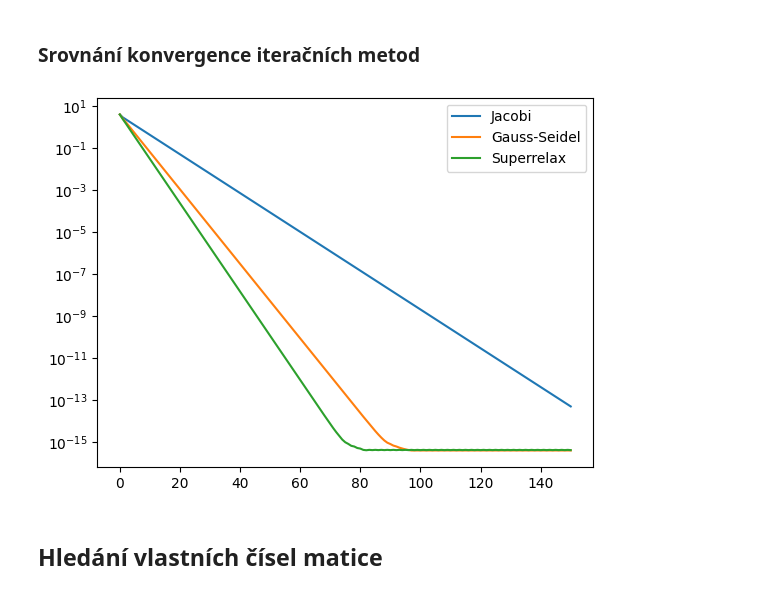
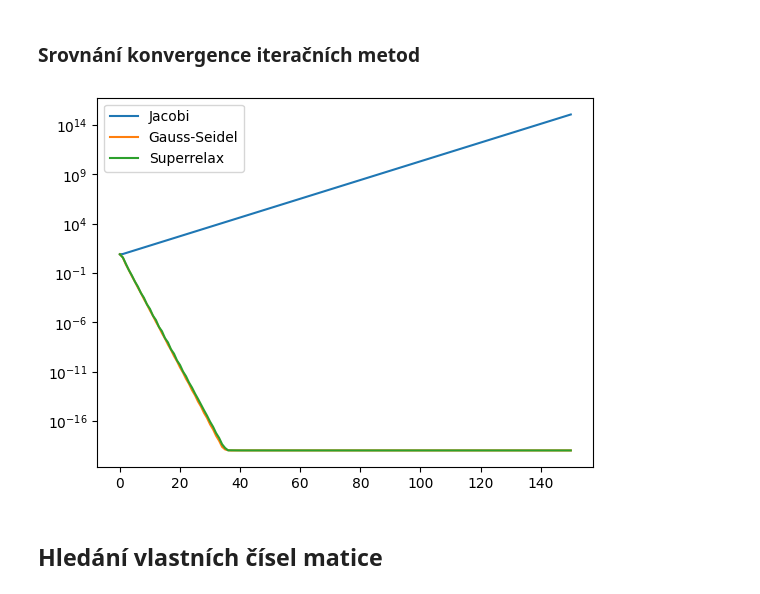
Before and after one commit to loepa01/NME1cvBook, a Jupyter notebook: _sources/lekce-vyplnene/04-linalg-iter-vypl.ipynb, the cells around one changed output. Cells and saved outputs as stored; diff of their text form; code cells hidden in the pictures.

```diff
--- a/_sources/lekce-vyplnene/04-linalg-iter-vypl.ipynb
+++ b/_sources/lekce-vyplnene/04-linalg-iter-vypl.ipynb
@@ -374,45 +378,45 @@ print(la.norm(x2 - x))
 # %% [markdown]
 ### Srovnání konvergence iteračních metod
 # %%
-m = 40
+m = 200 # zkusit 200
 q = -0.6 # pro -0.6
 A = np.random.rand(m,m) + q*m*np.eye(m) # diagonalne dominantni matice
 
-#A = np.random.rand(m, m) + m*np.eye(m)
-#A = np.dot(A, A.transpose()) # nahodna symetricka pozitivne definitni matice
+A = np.random.rand(m, m) + m*np.eye(m)
+A = np.dot(A, A.transpose()) # nahodna symetricka pozitivne definitni matice
 
 b = np.random.rand(m)
 x0 = np.random.rand(m)
 x = la.solve(A,b)
 
 err_jacobi = [la.norm(x0 - x)]
 err_gauss_seidel = [la.norm(x0 - x)]
 err_super_relax = [la.norm(x0 - x)]
 
 x_jacobi = x0
 x_gauss_seidel = x0
 x_super_relax = x0
 
 N = 150
 nn = np.arange(N)
 
 for i in nn:
     x_jacobi = jacobi(A, x_jacobi, b, 1)
     x_gauss_seidel = gauss_seidel(A, x_gauss_seidel, b, 1)
     x_super_relax = super_relax(A, x_super_relax, b, 1)
 
     err_jacobi.append(la.norm(x_jacobi - x))
     err_gauss_seidel.append(la.norm(x_gauss_seidel - x))
     err_super_relax.append(la.norm(x_super_relax - x))
 
 nn = np.append(nn, [N])
 plt.plot(nn, err_jacobi, label='Jacobi')
 plt.plot(nn, err_gauss_seidel, label='Gauss-Seidel')
 plt.plot(nn, err_super_relax, label='Superrelax')
 plt.yscale('log')
 plt.legend();
 # %% [output]
-[figure, old version]
+[figure, new version]
 # %% [markdown]
 ## Hledání vlastních čísel matice
 # %% [markdown]
```
Also changed, not shown: parts of 8 cells of this notebook, 27 other files.
